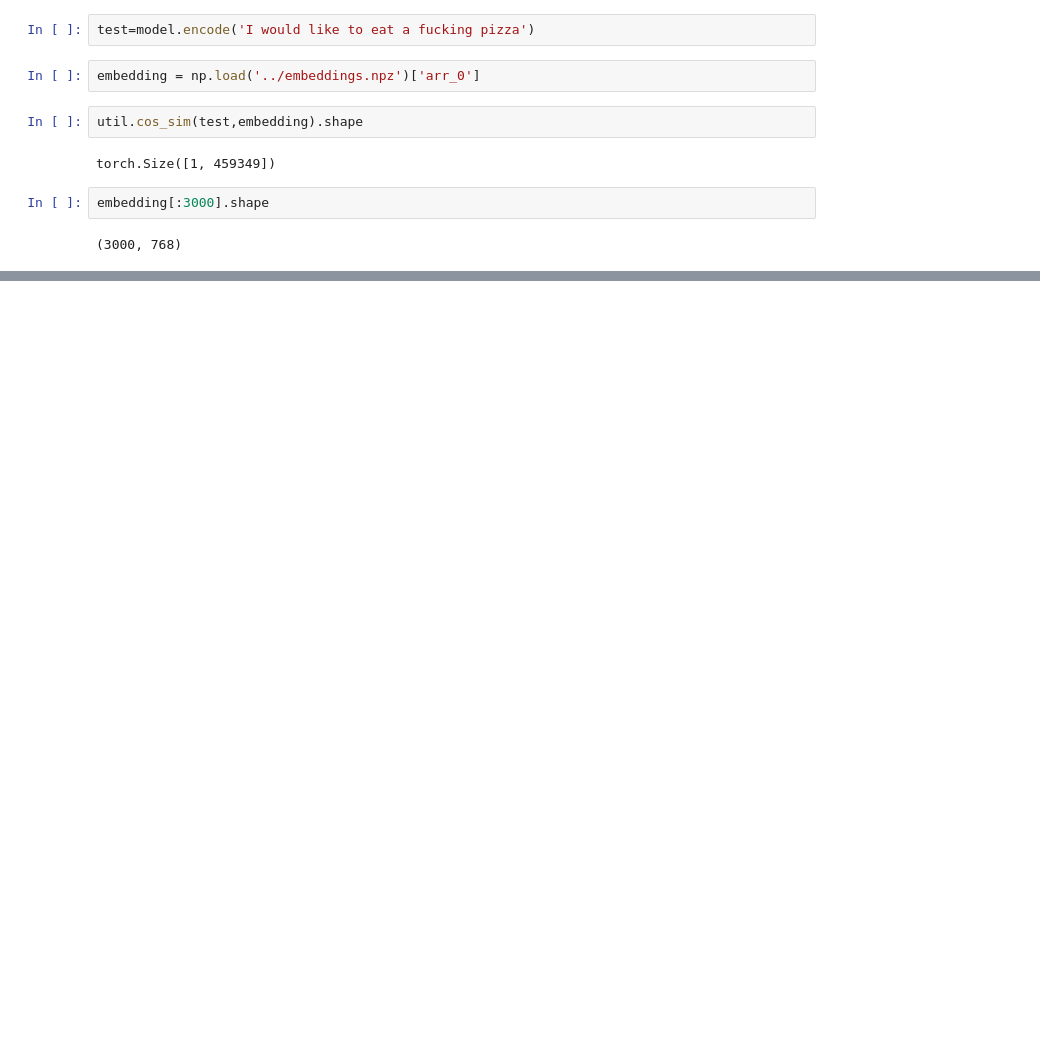
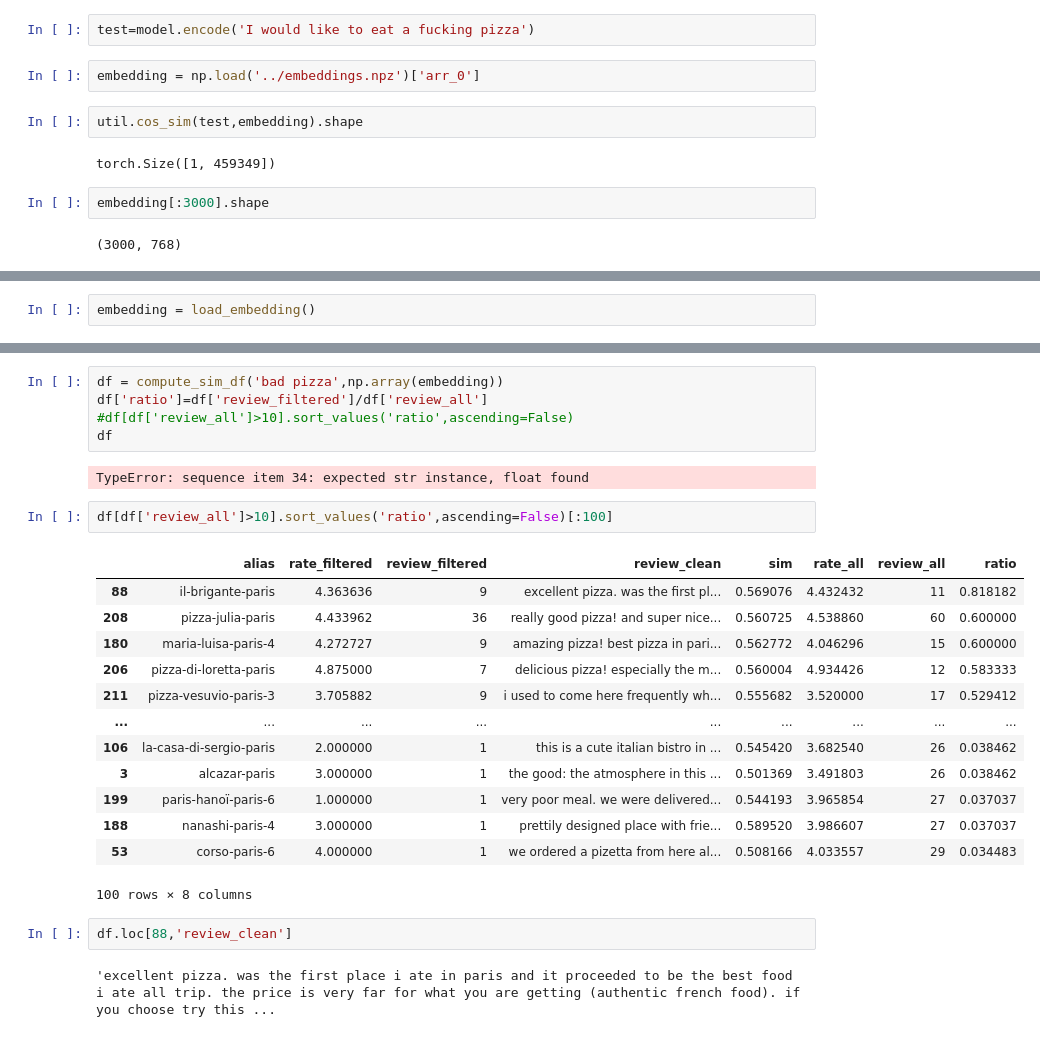
Before and after one commit to arthurcol/fobokiller, a Jupyter notebook: notebooks/extract.ipynb, the cells around one changed output, grey strips where cells are left out. Drawn from its saved outputs; the diff is of its cells as text; blank space fills up the shorter version.

```diff
--- a/notebooks/extract.ipynb
+++ b/notebooks/extract.ipynb
@@ -54,0 +160,2 @@ Cluster 2, #195 Elements
+# %%
+embedding = load_embedding()
@@ -54,0 +165,27 @@ Cluster 2, #195 Elements
+# %%
+df = compute_sim_df('bad pizza',np.array(embedding))
+df['ratio']=df['review_filtered']/df['review_all']
+#df[df['review_all']>10].sort_values('ratio',ascending=False)
+df
+# %% [output]
+TypeError: sequence item 34: expected str instance, float found
+# %%
+df[df['review_all']>10].sort_values('ratio',ascending=False)[:100]
+# %% [output]
+|  | alias | rate_filtered | review_filtered | review_clean | sim | rate_all | review_all | ratio |
+| 88 | il-brigante-paris | 4.363636 | 9 | excellent pizza. was the first pl... | 0.569076 | 4.432432 | 11 | 0.818182 |
+| 208 | pizza-julia-paris | 4.433962 | 36 | really good pizza! and super nice... | 0.560725 | 4.538860 | 60 | 0.600000 |
+| 180 | maria-luisa-paris-4 | 4.272727 | 9 | amazing pizza! best pizza in pari... | 0.562772 | 4.046296 | 15 | 0.600000 |
+| 206 | pizza-di-loretta-paris | 4.875000 | 7 | delicious pizza! especially the m... | 0.560004 | 4.934426 | 12 | 0.583333 |
+| 211 | pizza-vesuvio-paris-3 | 3.705882 | 9 | i used to come here frequently wh... | 0.555682 | 3.520000 | 17 | 0.529412 |
+| ... | ... | ... | ... | ... | ... | ... | ... | ... |
+| 106 | la-casa-di-sergio-paris | 2.000000 | 1 | this is a cute italian bistro in ... | 0.545420 | 3.682540 | 26 | 0.038462 |
+| 3 | alcazar-paris | 3.000000 | 1 | the good: the atmosphere in this ... | 0.501369 | 3.491803 | 26 | 0.038462 |
+| 199 | paris-hanoï-paris-6 | 1.000000 | 1 | very poor meal. we were delivered... | 0.544193 | 3.965854 | 27 | 0.037037 |
+| 188 | nanashi-paris-4 | 3.000000 | 1 | prettily designed place with frie... | 0.589520 | 3.986607 | 27 | 0.037037 |
+| 53 | corso-paris-6 | 4.000000 | 1 | we ordered a pizetta from here al... | 0.508166 | 4.033557 | 29 | 0.034483 |
+100 rows × 8 columns
+# %%
+df.loc[88,'review_clean']
+# %% [output]
+'excellent pizza. was the first place i ate in paris and it proceeded to be the best food i ate all trip. the price is very far for what you are getting (authentic french food). if you choose try this ...
```
Also changed, not shown: parts of 17 cells of this notebook, 2 other files.
